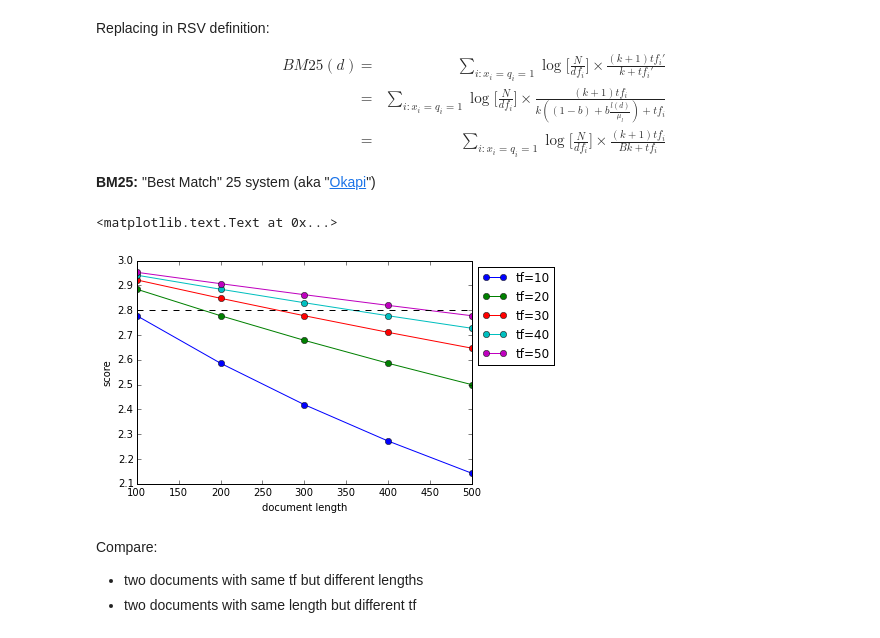
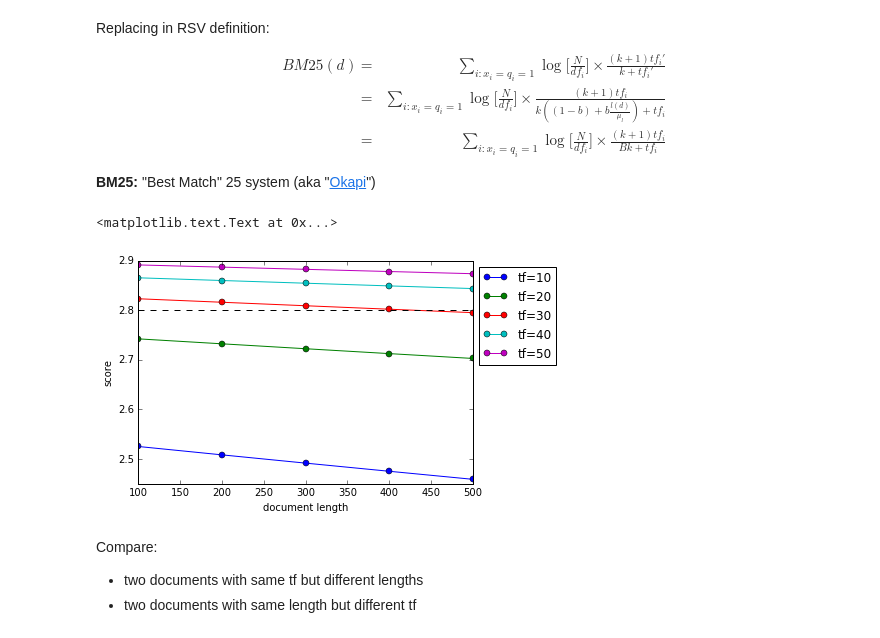
Before and after one commit to iit-cs429/main, a Jupyter notebook: lectures/lec12/Prob2.ipynb, the cells around one changed output. Saved outputs shown, nothing was run; the diff lists cells and outputs as text; code cells hidden in the pictures.

```diff
--- a/lectures/lec12/Prob2.ipynb
+++ b/lectures/lec12/Prob2.ipynb
@@ -131,26 +130,28 @@ BM25(d) & = & \sum_{i:x_i=q_i=1} \log \Big[\frac{N}{df_i}\Big] \times \frac{(k+1
 **BM25:** "Best Match" 25 system (aka "[Okapi](http://en.wikipedia.org/wiki/Okapi_BM25)")
 # %%
 # How does score vary with tf and document length?
+%matplotlib inline
+import matplotlib.pyplot as plt
 def score(k, b, tf, length, m_length):
     return (k + 1) * tf / (k * ((1 - b) + b * length / m_length) + tf)
 
 tfs = [10, 20, 30, 40, 50]
 lengths = [100, 200, 300, 400, 500]
 m_length = 250
 k = 2.  # tf strength
-b = 1.  # length normalization strength. E.g., try .1, .5, 1
+b = .1  # length normalization strength. E.g., try .1, .5, 1
 
 for tf in tfs:
-    plot(lengths,
+    plt.plot(lengths,
         [score(k, b, tf, length, m_length) for length in lengths],
         'o-', label='tf=' + str(tf))
-plot (lengths, [2.8] * len(lengths), 'k--')
-legend(loc='upper left', bbox_to_anchor=(1,1))
-xlabel('document length')
-ylabel('score')
+plt.plot(lengths, [2.8] * len(lengths), 'k--')
+plt.legend(loc='upper left', bbox_to_anchor=(1,1))
+plt.xlabel('document length')
+plt.ylabel('score')
 # %% [output]
 <matplotlib.text.Text at 0x...>
-[figure, old version]
+[figure, new version]
 # %% [markdown]
 Compare:
 
```
Also changed, not shown: parts of 2 cells of this notebook, 2 other files.
